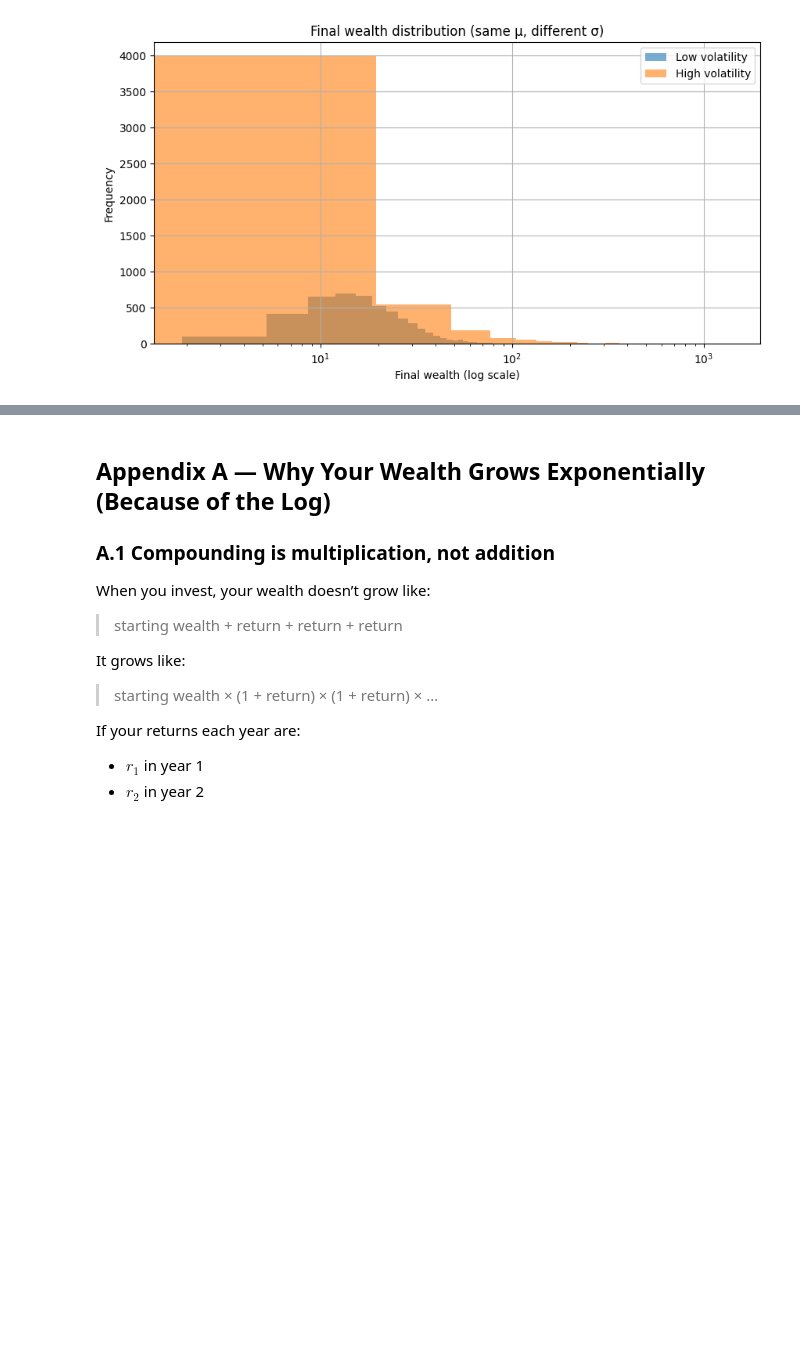
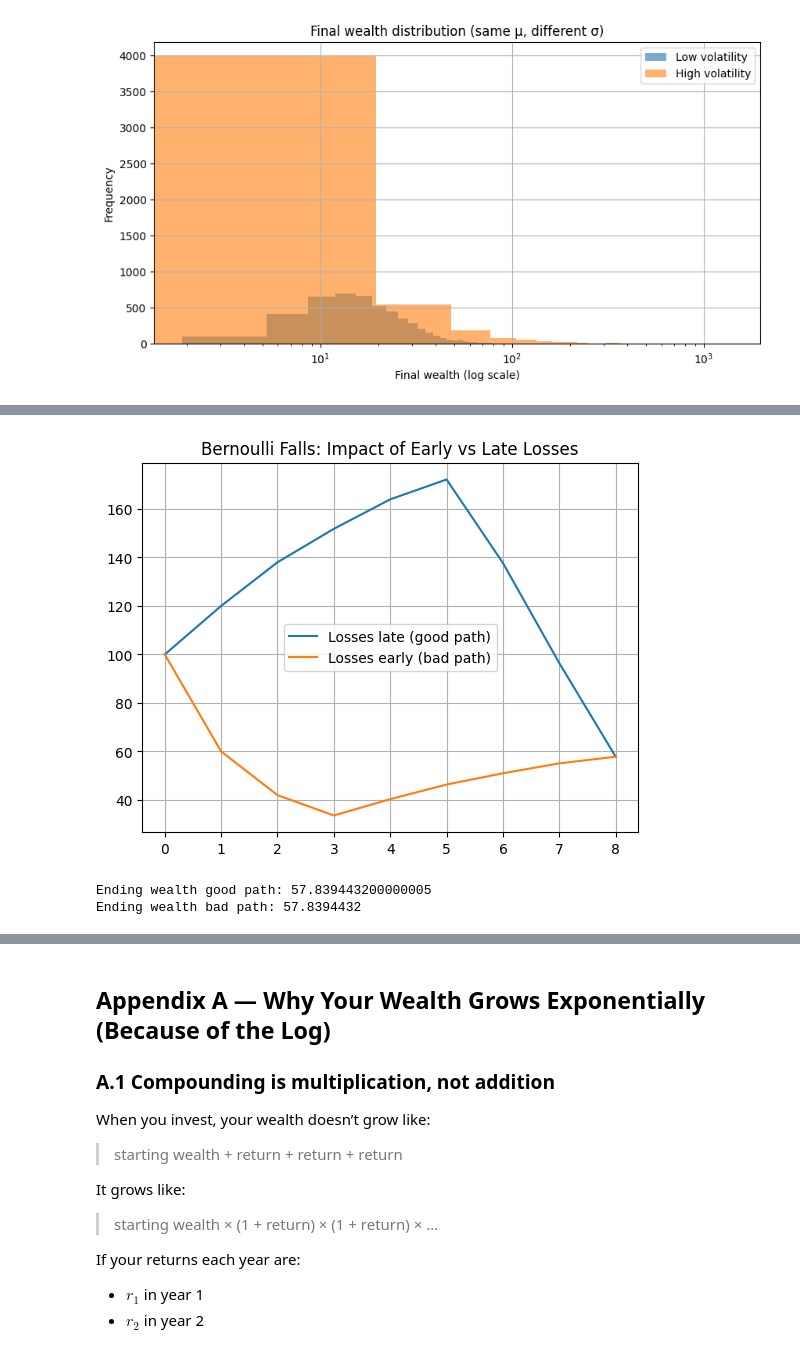
Before and after one commit to senanayake/colab-notebooks, a Jupyter notebook: SafeHavenLab.ipynb, the cells around one changed output, grey strips where cells are left out. Drawn from its saved outputs; the diff is of its cells as text; code cells hidden in the pictures; blank space fills up the shorter version.

```diff
--- a/SafeHavenLab.ipynb
+++ b/SafeHavenLab.ipynb
@@ -437,0 +481,32 @@ High volatility:
+# %%
+import numpy as np
+import matplotlib.pyplot as plt
+
+# same returns each decade, but different placement
+good_order = np.array([0.20, 0.15, 0.10, 0.08, 0.05, -0.20, -0.30, -0.40])
+bad_order  = np.array([-0.40, -0.30, -0.20, 0.20, 0.15, 0.10, 0.08, 0.05])
+
+def path(returns, start=100):
+    w = start
+    trajectory = [w]
+    for r in returns:
+        w *= (1 + r)
+        trajectory.append(w)
+    return np.array(trajectory)
+
+p_good = path(good_order)
+p_bad  = path(bad_order)
+
+plt.plot(p_good, label="Losses late (good path)")
+plt.plot(p_bad, label="Losses early (bad path)")
+plt.legend()
+plt.grid(True)
+plt.title("Bernoulli Falls: Impact of Early vs Late Losses")
+plt.show()
+
+print("Ending wealth good path:", p_good[-1])
+print("Ending wealth bad path:", p_bad[-1])
+# %% [output]
+[figure, added]
+Ending wealth good path: 57.839443200000005
+Ending wealth bad path: 57.8394432
```
Also changed, not shown: parts of 9 cells of this notebook.
